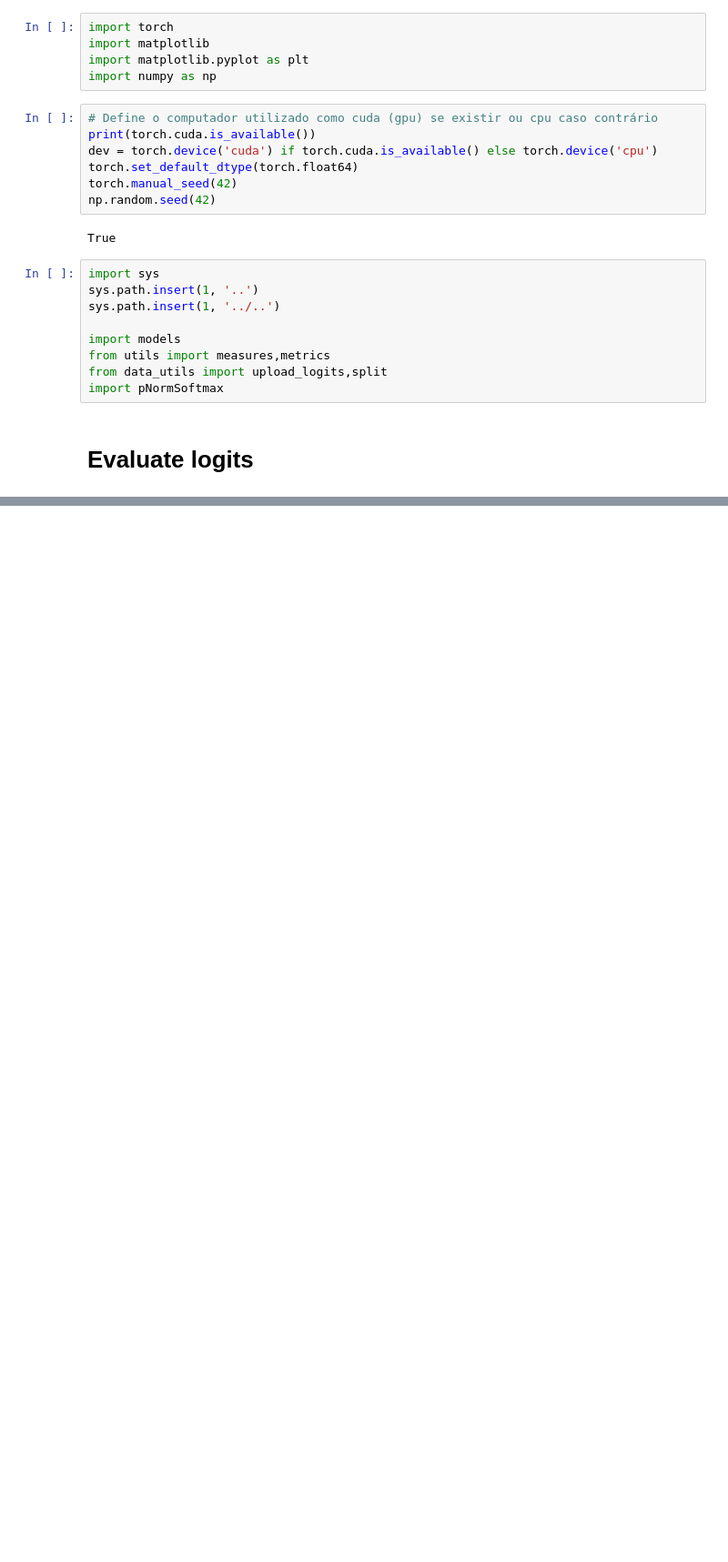
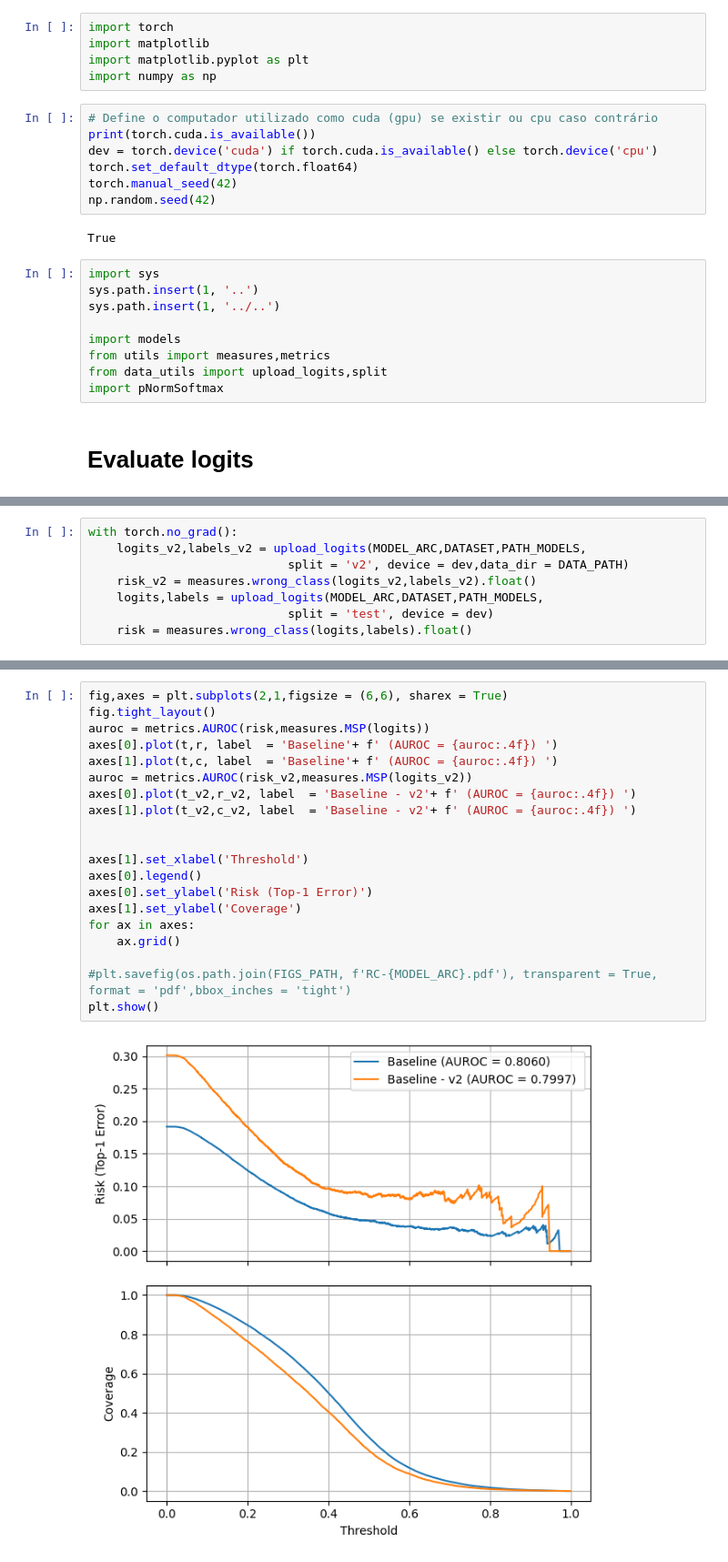
Before and after one commit to lfpc/pNormSoftmax, a Jupyter notebook: experiments/notebooks/Robustness.ipynb, the cells around one changed output, grey strips where cells are left out. Shown at 91% size. Saved outputs shown, nothing was run; the diff lists cells and outputs as text; blank space fills up the shorter version.

```diff
--- a/experiments/notebooks/Robustness.ipynb
+++ b/experiments/notebooks/Robustness.ipynb
@@ -39,0 +39,8 @@ logits,labels = upload_logits(MODEL_ARC,DATASET,PATH_MODELS,
+# %%
+with torch.no_grad():
+    logits_v2,labels_v2 = upload_logits(MODEL_ARC,DATASET,PATH_MODELS,
+                            split = 'v2', device = dev,data_dir = DATA_PATH)
+    risk_v2 = measures.wrong_class(logits_v2,labels_v2).float()
+    logits,labels = upload_logits(MODEL_ARC,DATASET,PATH_MODELS,
+                            split = 'test', device = dev)
+    risk = measures.wrong_class(logits,labels).float()
@@ -39,0 +127,22 @@ logits,labels = upload_logits(MODEL_ARC,DATASET,PATH_MODELS,
+# %%
+fig,axes = plt.subplots(2,1,figsize = (6,6), sharex = True)
+fig.tight_layout()
+auroc = metrics.AUROC(risk,measures.MSP(logits))
+axes[0].plot(t,r, label  = 'Baseline'+ f' (AUROC = {auroc:.4f}) ')
+axes[1].plot(t,c, label  = 'Baseline'+ f' (AUROC = {auroc:.4f}) ')
+auroc = metrics.AUROC(risk_v2,measures.MSP(logits_v2))
+axes[0].plot(t_v2,r_v2, label  = 'Baseline - v2'+ f' (AUROC = {auroc:.4f}) ')
+axes[1].plot(t_v2,c_v2, label  = 'Baseline - v2'+ f' (AUROC = {auroc:.4f}) ')
+
+
+axes[1].set_xlabel('Threshold')
+axes[0].legend()
+axes[0].set_ylabel('Risk (Top-1 Error)')
+axes[1].set_ylabel('Coverage')
+for ax in axes:
+    ax.grid()
+
+#plt.savefig(os.path.join(FIGS_PATH, f'RC-{MODEL_ARC}.pdf'), transparent = True, format = 'pdf',bbox_inches = 'tight')
+plt.show()
+# %% [output]
+[figure, added]
```
Also changed, not shown: parts of 11 cells of this notebook, 2 other files.
